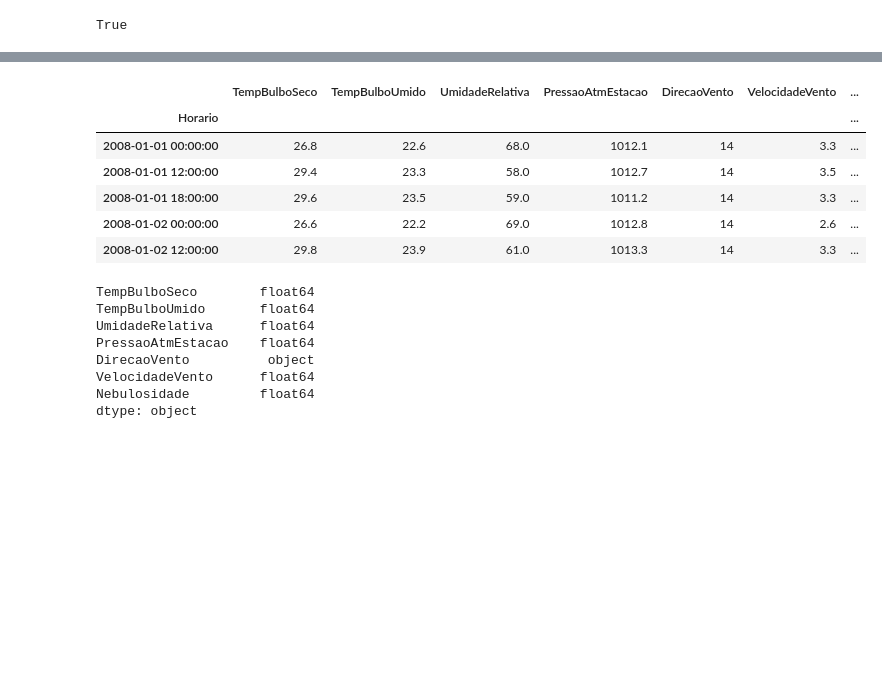
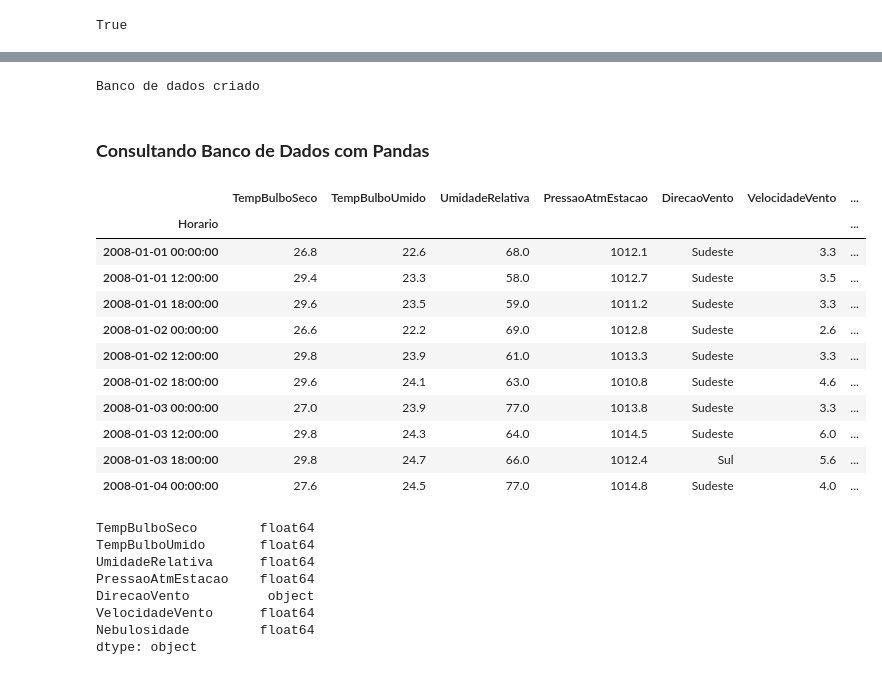
Before and after one commit to lucas-morais/Dashboard-Dados-Meteorologicos, a Jupyter notebook: testes/2-Banco-de-Dados.ipynb, the cells around one changed output, grey strips where cells are left out. Saved outputs shown, nothing was run; the diff lists cells and outputs as text; code cells hidden in the pictures; blank space fills up the shorter version.

```diff
--- a/testes/2-Banco-de-Dados.ipynb
+++ b/testes/2-Banco-de-Dados.ipynb
@@ -85,0 +106,10 @@ query = "SELECT * from JoaoPessoa"
+# %%
+bd_clima()
+# %% [output]
+Banco de dados criado
+# %% [markdown]
+### __Consultando Banco de Dados com Pandas__
+# %%
+bd_file = '../dados/clima.db'
+#Criando conexão com banco de dados
+con = sqlite3.connect(bd_file)
@@ -86,14 +119,20 @@ query = "SELECT * from JoaoPessoa"
 # %%
+#Executando query com pandas
 df_jp = pd.read_sql_query(query, con=con, parse_dates='Horario', index_col='Horario')
-df_jp.head()
+df_jp.head(10)
 # %% [output]
 |  | TempBulboSeco | TempBulboUmido | UmidadeRelativa | PressaoAtmEstacao | DirecaoVento | VelocidadeVento | ... |
 | Horario |  |  |  |  |  |  | ... |
-| 2008-01-01 00:00:00 | 26.8 | 22.6 | 68.0 | 1012.1 | 14 | 3.3 | ... |
-| 2008-01-01 12:00:00 | 29.4 | 23.3 | 58.0 | 1012.7 | 14 | 3.5 | ... |
-| 2008-01-01 18:00:00 | 29.6 | 23.5 | 59.0 | 1011.2 | 14 | 3.3 | ... |
-| 2008-01-02 00:00:00 | 26.6 | 22.2 | 69.0 | 1012.8 | 14 | 2.6 | ... |
-| 2008-01-02 12:00:00 | 29.8 | 23.9 | 61.0 | 1013.3 | 14 | 3.3 | ... |
+| 2008-01-01 00:00:00 | 26.8 | 22.6 | 68.0 | 1012.1 | Sudeste | 3.3 | ... |
+| 2008-01-01 12:00:00 | 29.4 | 23.3 | 58.0 | 1012.7 | Sudeste | 3.5 | ... |
+| 2008-01-01 18:00:00 | 29.6 | 23.5 | 59.0 | 1011.2 | Sudeste | 3.3 | ... |
+| 2008-01-02 00:00:00 | 26.6 | 22.2 | 69.0 | 1012.8 | Sudeste | 2.6 | ... |
+| 2008-01-02 12:00:00 | 29.8 | 23.9 | 61.0 | 1013.3 | Sudeste | 3.3 | ... |
+| 2008-01-02 18:00:00 | 29.6 | 24.1 | 63.0 | 1010.8 | Sudeste | 4.6 | ... |
+| 2008-01-03 00:00:00 | 27.0 | 23.9 | 77.0 | 1013.8 | Sudeste | 3.3 | ... |
+| 2008-01-03 12:00:00 | 29.8 | 24.3 | 64.0 | 1014.5 | Sudeste | 6.0 | ... |
+| 2008-01-03 18:00:00 | 29.8 | 24.7 | 66.0 | 1012.4 | Sul | 5.6 | ... |
+| 2008-01-04 00:00:00 | 27.6 | 24.5 | 77.0 | 1014.8 | Sudeste | 4.0 | ... |
 # %%
 df_jp.dtypes
 # %% [output]
```
Also changed, not shown: parts of 34 cells of this notebook, 3 other files.
